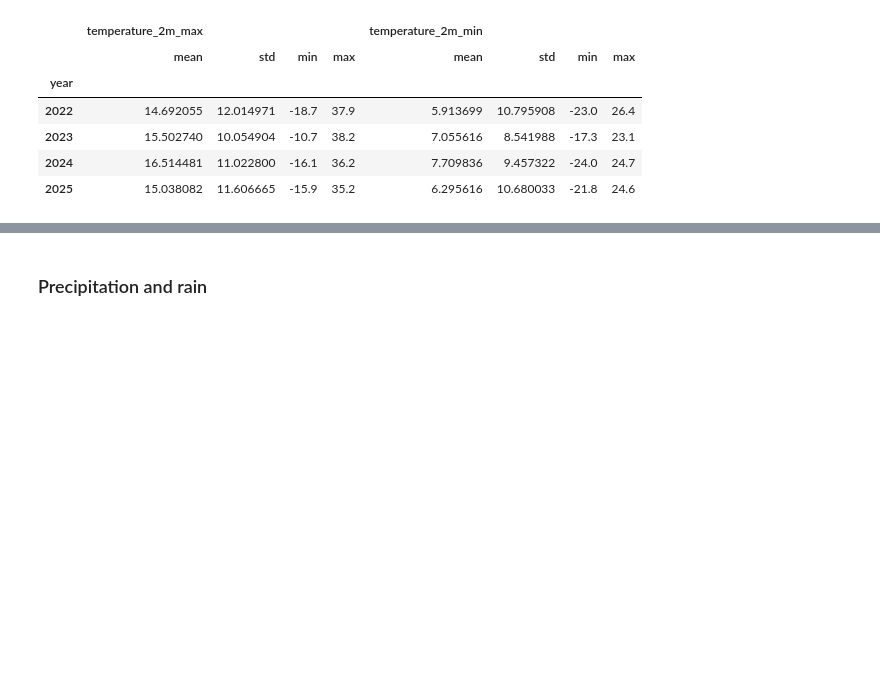
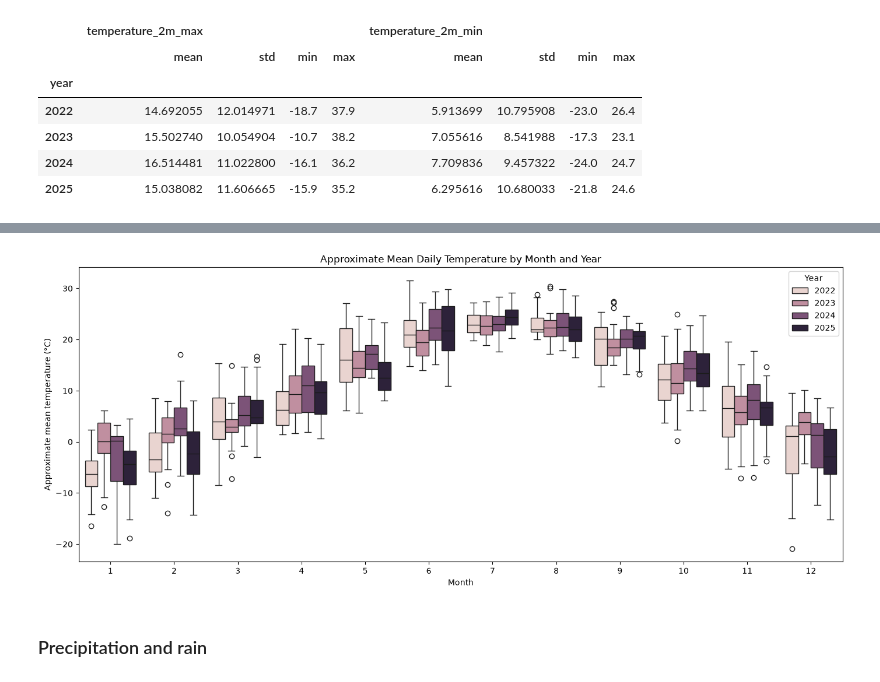
Before and after one commit to laure-cio/ADA-project2026, a Jupyter notebook: data/forecast/weather_examin.ipynb, the cells around one changed output, grey strips where cells are left out. Drawn from its saved outputs; the diff is of its cells as text; code cells hidden in the pictures; blank space fills up the shorter version.

```diff
--- a/data/forecast/weather_examin.ipynb
+++ b/data/forecast/weather_examin.ipynb
@@ -265,2 +401,21 @@ weather22_25.groupby("year")[
+# %%
+# Boxplot por mes y año
+plt.figure(figsize=(14, 6))
+
+sns.boxplot(
+    data=weather22_25,
+    x="month",
+    y="temperature_mean",
+    hue="year"
+)
+
+plt.title("Approximate Mean Daily Temperature by Month and Year")
+plt.xlabel("Month")
+plt.ylabel("Approximate mean temperature (°C)")
+plt.legend(title="Year")
+plt.tight_layout()
+plt.show()
+# %% [output]
+[figure, added]
 # %% [markdown]
 ### Precipitation and rain
```
Also changed, not shown: parts of 27 cells of this notebook.
